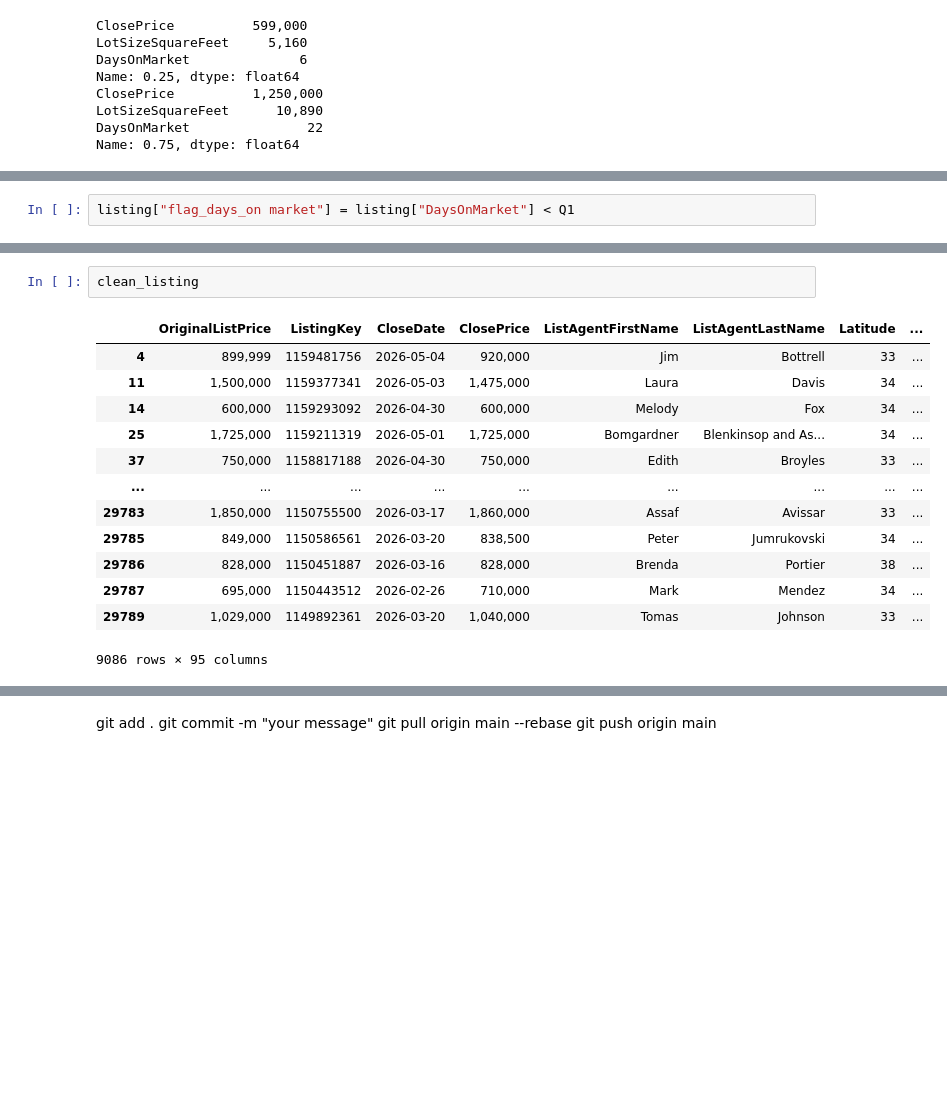
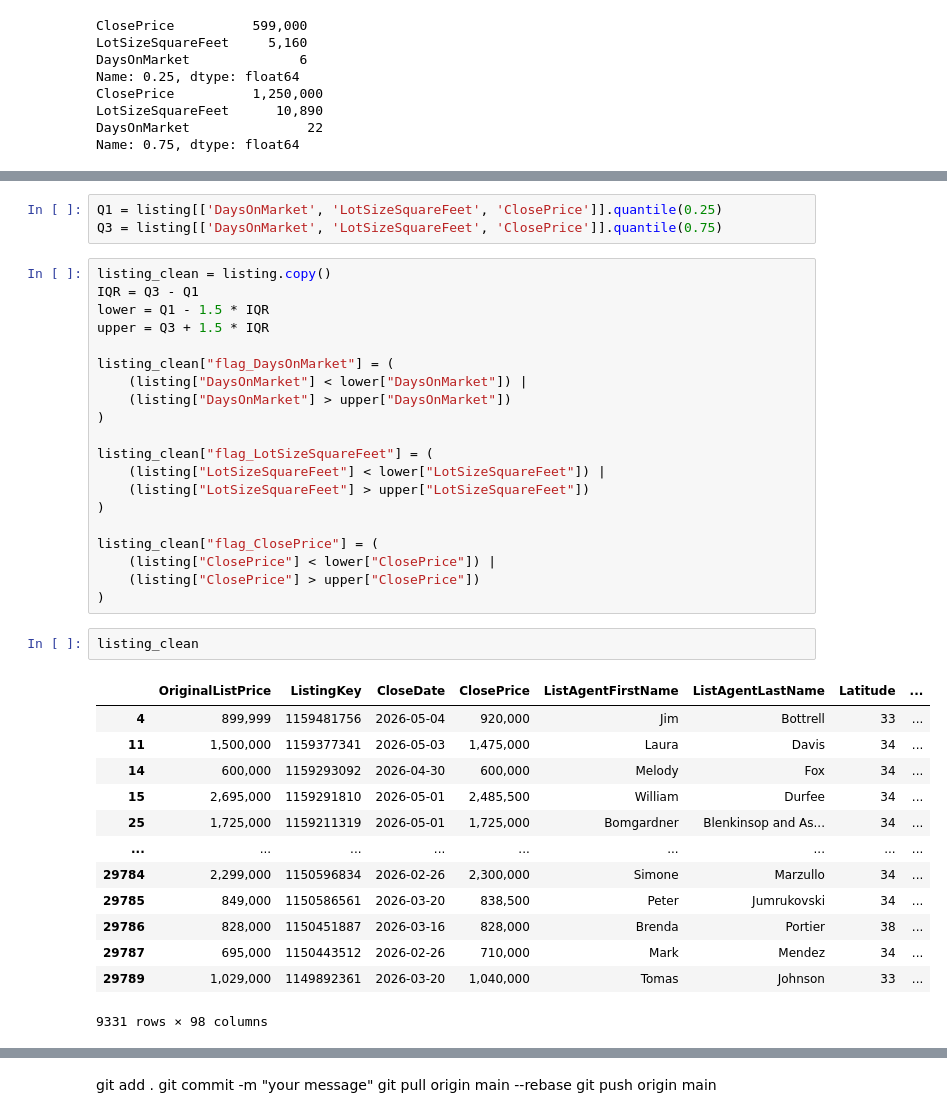
Before and after one commit to DeeptiKhetan/idx-data-analyst, a Jupyter notebook: analysis.ipynb, the cells around one changed output, grey strips where cells are left out. Cells and saved outputs as stored; diff of their text form; blank space fills up the shorter version.

```diff
--- a/analysis.ipynb
+++ b/analysis.ipynb
@@ -1492,2 +1497,0 @@ clean_sold
-# %%
-listing["flag_days_on market"] = listing["DaysOnMarket"] < Q1
@@ -1500,16 +1543,39 @@ clean_listing = listing[(listing['ClosePrice'] >= lower) & (listing['ClosePrice'
+# %%
+Q1 = listing[['DaysOnMarket', 'LotSizeSquareFeet', 'ClosePrice']].quantile(0.25)
+Q3 = listing[['DaysOnMarket', 'LotSizeSquareFeet', 'ClosePrice']].quantile(0.75)
+# %%
+listing_clean = listing.copy()
+IQR = Q3 - Q1
+lower = Q1 - 1.5 * IQR
+upper = Q3 + 1.5 * IQR
+
+listing_clean["flag_DaysOnMarket"] = (
+    (listing["DaysOnMarket"] < lower["DaysOnMarket"]) |
+    (listing["DaysOnMarket"] > upper["DaysOnMarket"])
+)
+
+listing_clean["flag_LotSizeSquareFeet"] = (
+    (listing["LotSizeSquareFeet"] < lower["LotSizeSquareFeet"]) |
+    (listing["LotSizeSquareFeet"] > upper["LotSizeSquareFeet"])
+)
+
+listing_clean["flag_ClosePrice"] = (
+    (listing["ClosePrice"] < lower["ClosePrice"]) |
+    (listing["ClosePrice"] > upper["ClosePrice"])
+)
 # %%
-clean_listing
+listing_clean
 # %% [output]
 |  | OriginalListPrice | ListingKey | CloseDate | ClosePrice | ListAgentFirstName | ListAgentLastName | Latitude | ... |
 | 4 | 899,999 | 1159481756 | 2026-05-04 | 920,000 | Jim | Bottrell | 33 | ... |
 | 11 | 1,500,000 | 1159377341 | 2026-05-03 | 1,475,000 | Laura | Davis | 34 | ... |
 | 14 | 600,000 | 1159293092 | 2026-04-30 | 600,000 | Melody | Fox | 34 | ... |
+| 15 | 2,695,000 | 1159291810 | 2026-05-01 | 2,485,500 | William | Durfee | 34 | ... |
 | 25 | 1,725,000 | 1159211319 | 2026-05-01 | 1,725,000 | Bomgardner | Blenkinsop and As... | 34 | ... |
-| 37 | 750,000 | 1158817188 | 2026-04-30 | 750,000 | Edith | Broyles | 33 | ... |
 | ... | ... | ... | ... | ... | ... | ... | ... | ... |
-| 29783 | 1,850,000 | 1150755500 | 2026-03-17 | 1,860,000 | Assaf | Avissar | 33 | ... |
+| 29784 | 2,299,000 | 1150596834 | 2026-02-26 | 2,300,000 | Simone | Marzullo | 34 | ... |
 | 29785 | 849,000 | 1150586561 | 2026-03-20 | 838,500 | Peter | Jumrukovski | 34 | ... |
 | 29786 | 828,000 | 1150451887 | 2026-03-16 | 828,000 | Brenda | Portier | 38 | ... |
 | 29787 | 695,000 | 1150443512 | 2026-02-26 | 710,000 | Mark | Mendez | 34 | ... |
 | 29789 | 1,029,000 | 1149892361 | 2026-03-20 | 1,040,000 | Tomas | Johnson | 33 | ... |
-9086 rows × 95 columns
+9331 rows × 98 columns
```
Also changed, not shown: parts of 11 cells of this notebook.
